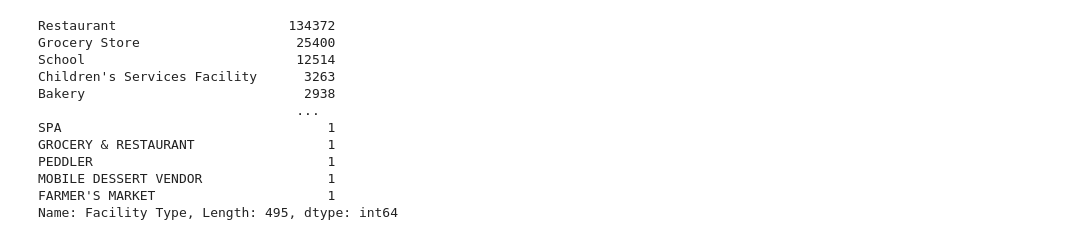
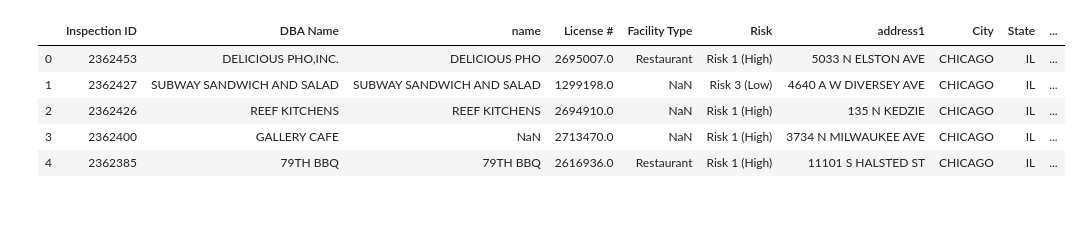
Before and after one commit to nmajeski/etl-challenge, a Jupyter notebook: ETL-Project.ipynb, the cells around one changed output. Drawn from its saved outputs; the diff is of its cells as text; code cells hidden in the pictures; blank space fills up the shorter version.

```diff
--- a/ETL-Project.ipynb
+++ b/ETL-Project.ipynb
@@ -8,23 +8,19 @@ import glob
 # %%
 csv_file = "data-files/Food_Inspections.csv"
 food_inspections_df = pd.read_csv(csv_file)
 food_inspections_df.head()
 
-fidf=food_inspections_df.rename(columns={'AKA Name':'name','Address':'address1'})
+fidf = food_inspections_df.rename(columns={'AKA Name':'name', 'Address':'address1'})
+fidf = fidf.replace('&', 'AND', regex=True)
+fidf = fidf.replace('-', ' ', regex=True)
+fidf['name'] = fidf['name'].str.upper()
+fidf['address1'] = fidf['address1'].str.upper()
+fidf.head()
+# %% [output]
+|  | Inspection ID | DBA Name | name | License # | Facility Type | Risk | address1 | City | State | ... |
+| 0 | 2362453 | DELICIOUS PHO,INC. | DELICIOUS PHO | 2695007.0 | Restaurant | Risk 1 (High) | 5033 N ELSTON AVE | CHICAGO | IL | ... |
+| 1 | 2362427 | SUBWAY SANDWICH AND SALAD | SUBWAY SANDWICH AND SALAD | 1299198.0 | NaN | Risk 3 (Low) | 4640 A W DIVERSEY AVE | CHICAGO | IL | ... |
+| 2 | 2362426 | REEF KITCHENS | REEF KITCHENS | 2694910.0 | NaN | Risk 1 (High) | 135 N KEDZIE | CHICAGO | IL | ... |
+| 3 | 2362400 | GALLERY CAFE | NaN | 2713470.0 | NaN | Risk 1 (High) | 3734 N MILWAUKEE AVE | CHICAGO | IL | ... |
+| 4 | 2362385 | 79TH BBQ | 79TH BBQ | 2616936.0 | Restaurant | Risk 1 (High) | 11101 S HALSTED ST | CHICAGO | IL | ... |
-# %%
-facility_type_df=food_inspections_df["Facility Type"].value_counts()
-facility_type_df
-# %% [output]
-Restaurant                      134372
-Grocery Store                    25400
-School                           12514
-Children's Services Facility      3263
-Bakery                            2938
-                                 ...
-SPA                                  1
-GROCERY & RESTAURANT                 1
-PEDDLER                              1
-MOBILE DESSERT VENDOR                1
-FARMER'S MARKET                      1
-Name: Facility Type, Length: 495, dtype: int64
 # %%
```
Also changed, not shown: parts of 14 cells of this notebook.
